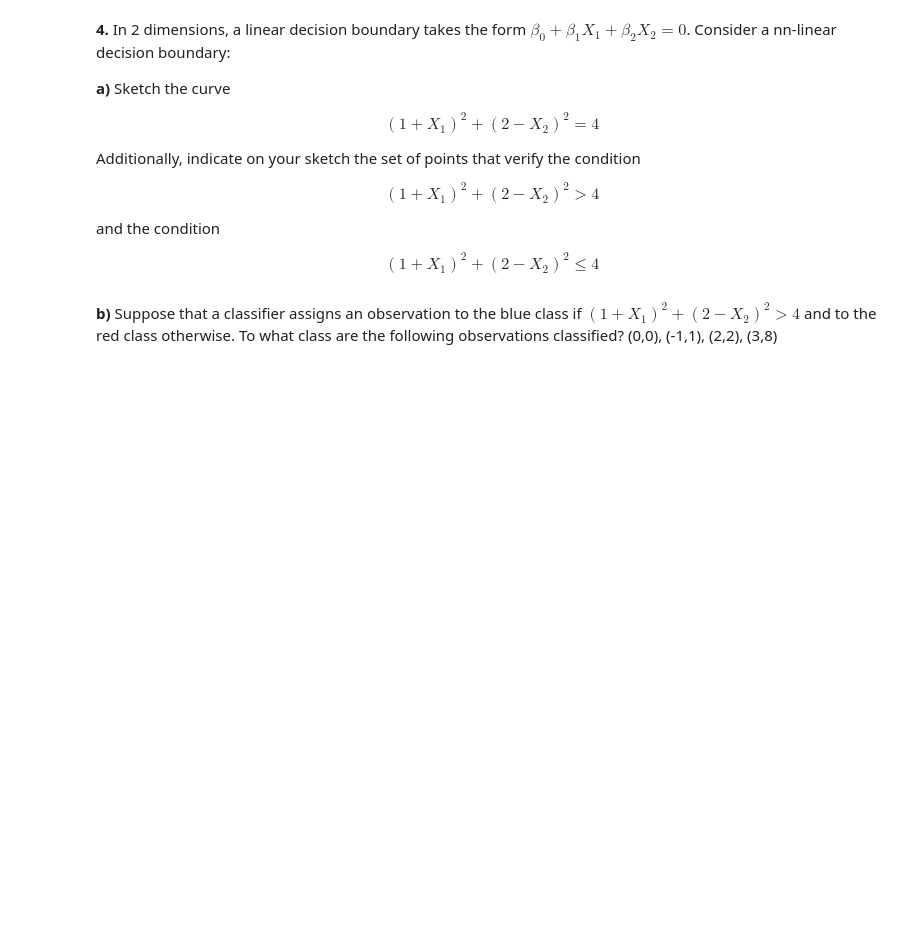
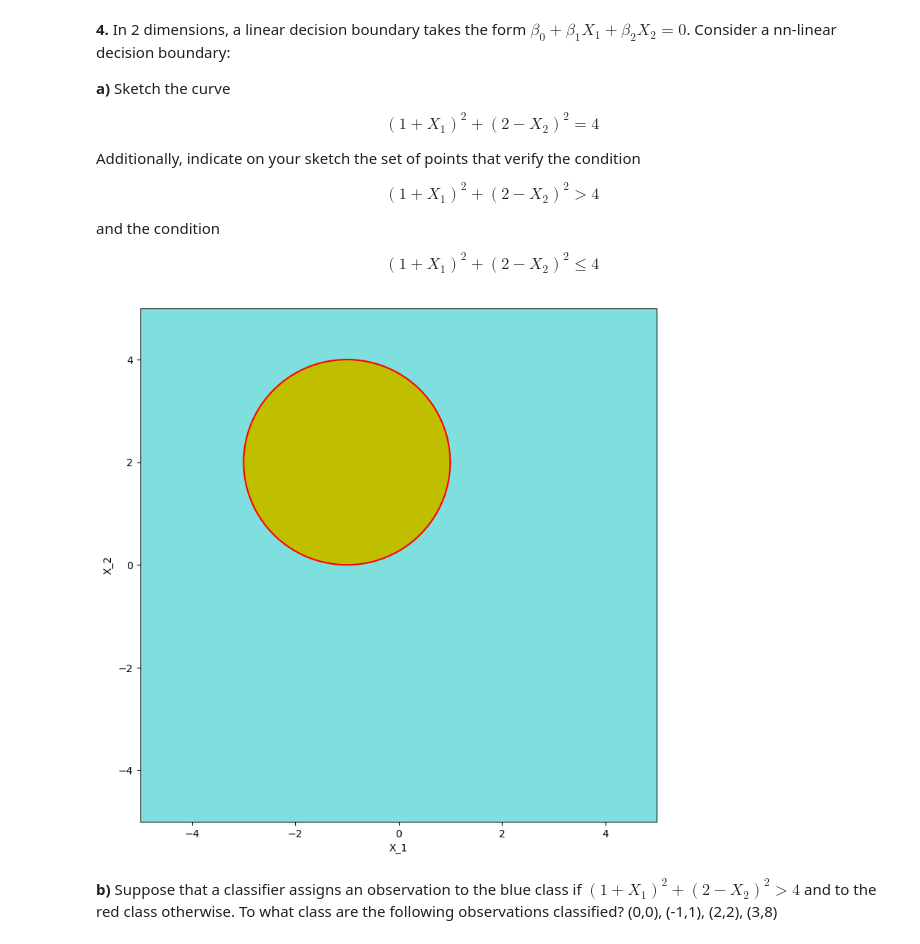
Before and after one commit to andrelopes2001/AA_Project_G6, a Jupyter notebook: laboratory/L4_Arduino/Assignment2_tofill.ipynb, the cells around one changed output. Saved outputs shown, nothing was run; the diff lists cells and outputs as text; code cells hidden in the pictures; blank space fills up the shorter version.

```diff
--- a/laboratory/L4_Arduino/Assignment2_tofill.ipynb
+++ b/laboratory/L4_Arduino/Assignment2_tofill.ipynb
@@ -503,6 +576,39 @@ $$(1 + X_1)^2 + (2 - X_2)^2 > 4$$
 and the condition
 
 $$(1 + X_1)^2 + (2 - X_2)^2 \leq 4$$
+# %%
+import matplotlib.pyplot as plt
+import numpy as np
+
+#Base
+fig,fg = plt.subplots()
+fg.set_xlim(-5, 5)
+fg.set_ylim(-5, 5)
+plt.xlabel('X_1')
+plt.ylabel('X_2')
+
+#The first curve is a circle of radios 2 centered in (-1,2)
+#to further paint the inside and outside of the circle lets define it as:
+th = np.linspace(0,2*np.pi,100);
+r = 2
+Xcenter = -1
+Ycenter = 2
+X = np.cos(th)*r + Xcenter
+Y = np.sin(th)*r + Ycenter
+fg.plot(X, Y, color='r')
+
+#external points to the circle
+fg.fill([-5, 5, 5, -5], [-5, -5, 5, 5], 'c', alpha=0.5)
+
+#internal points to the circle
+fg.fill(X,Y, 'y', alpha=1)
+
+plt.rcParams['figure.figsize'] = [9, 9]
+
+
+plt.show()
+# %% [output]
+[figure, added]
 # %% [markdown]
 **b)** Suppose that a classifier assigns an observation to the blue class if $(1 + X_1)^2 + (2 - X_2)^2 > 4$ and to the red class otherwise. To what class are the following observations classified? (0,0), (-1,1), (2,2), (3,8)
 # %% [markdown]
```
Also changed, not shown: parts of 7 cells of this notebook, 1 other file.
